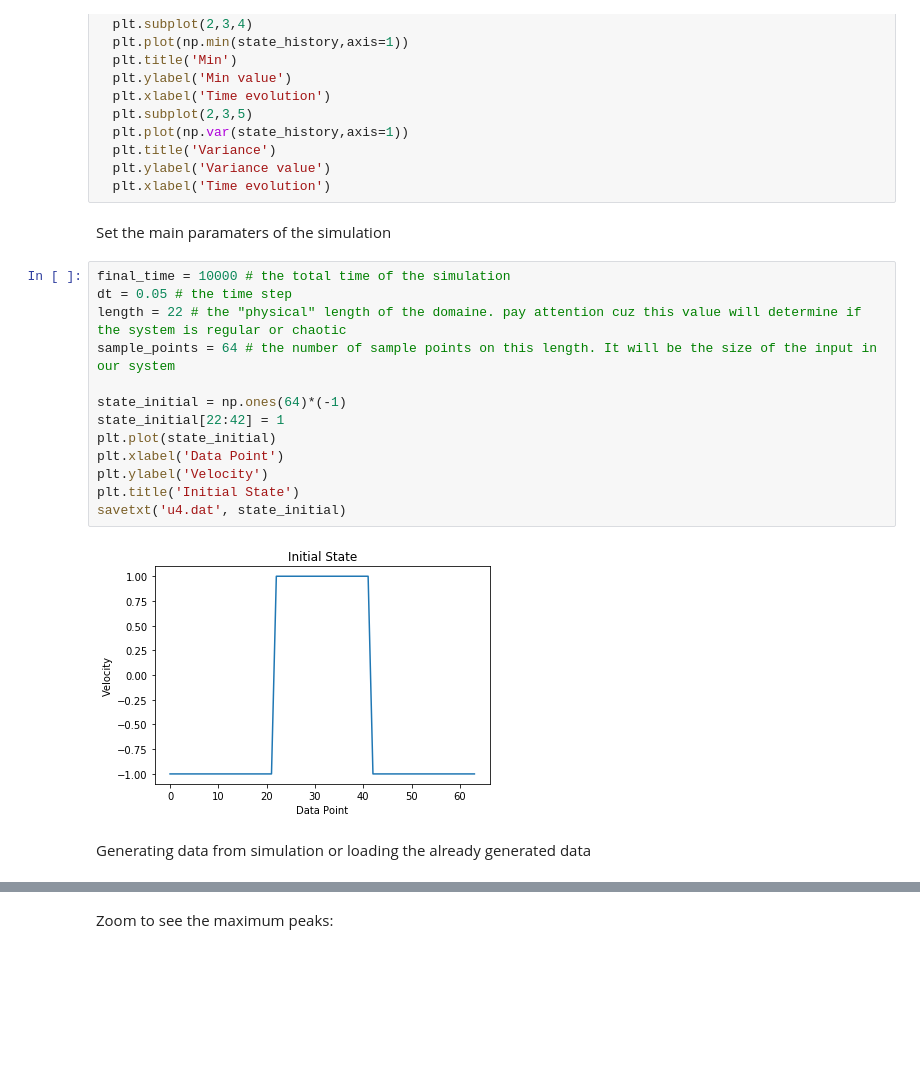
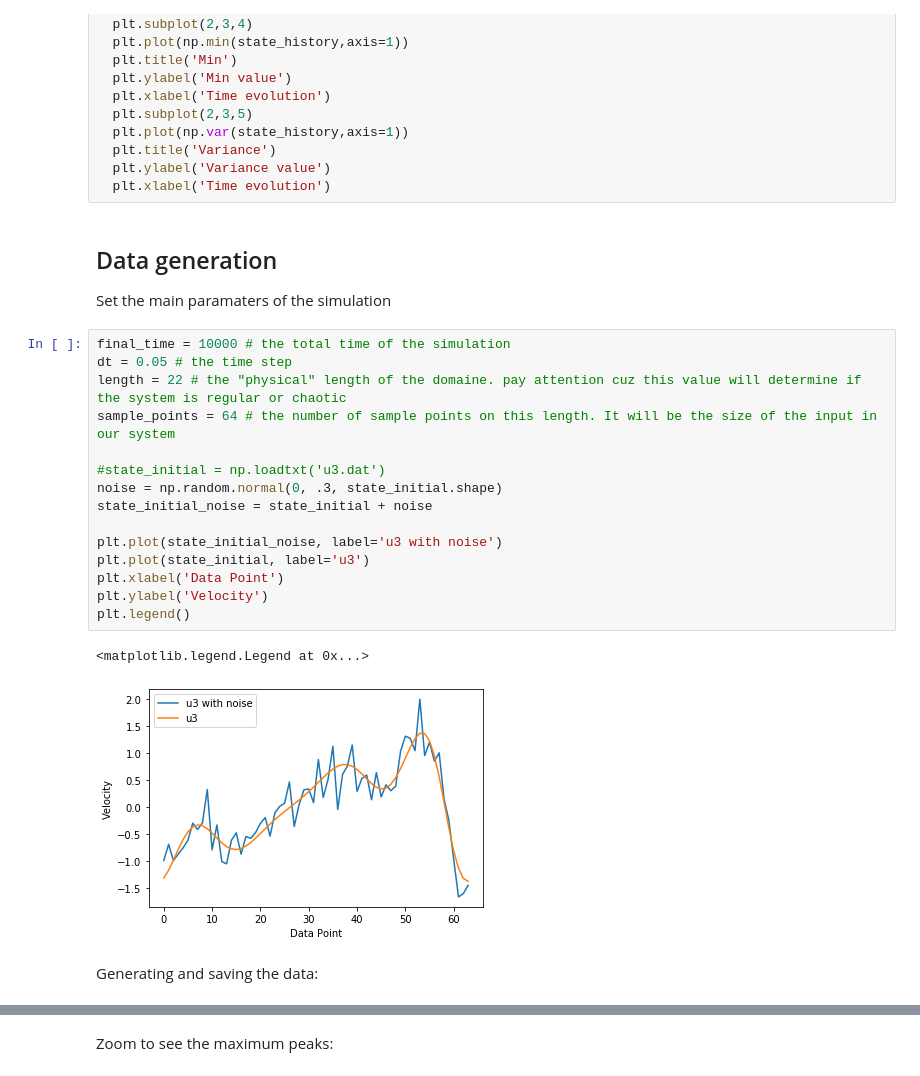
Before and after one commit to calladogt/Deep-learning-to-the-modeling-of-chaotic-dynamics-systems, a Jupyter notebook: Simulators/ks-simulator/Data generator.ipynb, the cells around one changed output, grey strips where cells are left out. Saved outputs shown, nothing was run; the diff lists cells and outputs as text; blank space fills up the shorter version.

```diff
--- a/Simulators/ks-simulator/Data generator.ipynb
+++ b/Simulators/ks-simulator/Data generator.ipynb
@@ -151,24 +142,29 @@ def evolutionstat(state_history):
   plt.ylabel('Variance value')
   plt.xlabel('Time evolution')
 # %% [markdown]
+## Data generation
+
 Set the main paramaters of the simulation
 # %%
 final_time = 10000 # the total time of the simulation
 dt = 0.05 # the time step
 length = 22 # the "physical" length of the domaine. pay attention cuz this value will determine if the system is regular or chaotic
 sample_points = 64 # the number of sample points on this length. It will be the size of the input in our system
 
-state_initial = np.ones(64)*(-1)
-state_initial[22:42] = 1
-plt.plot(state_initial)
+#state_initial = np.loadtxt('u3.dat')
+noise = np.random.normal(0, .3, state_initial.shape)
+state_initial_noise = state_initial + noise
+
+plt.plot(state_initial_noise, label='u3 with noise')
+plt.plot(state_initial, label='u3')
 plt.xlabel('Data Point')
 plt.ylabel('Velocity')
-plt.title('Initial State')
-savetxt('u4.dat', state_initial)
+plt.legend()
 # %% [output]
+<matplotlib.legend.Legend at 0x...>
-[figure, old version]
+[figure, new version]
-# %% [markdown]
-Generating data from simulation or loading the already generated data
+# %% [markdown]
+Generating and saving the data:
 # %%
 #to generate data
 
```
Also changed, not shown: parts of 9 cells of this notebook, 4 other files.
